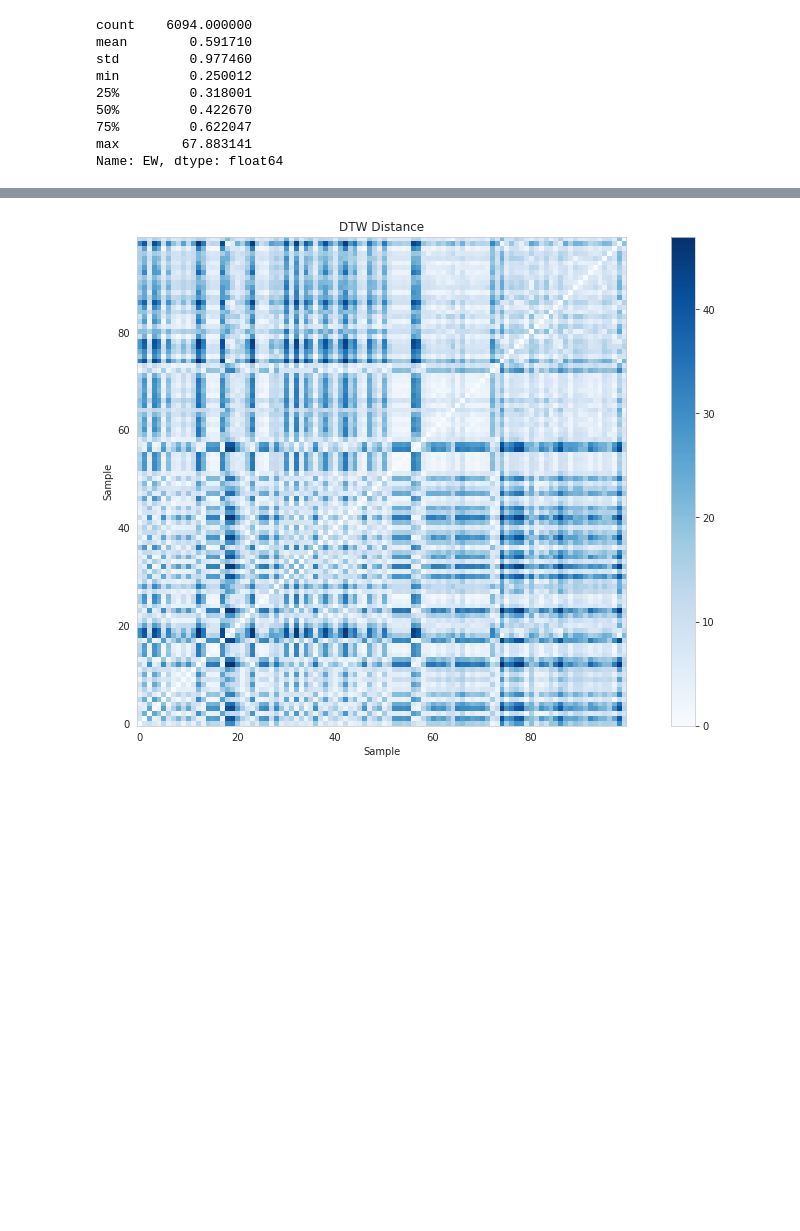
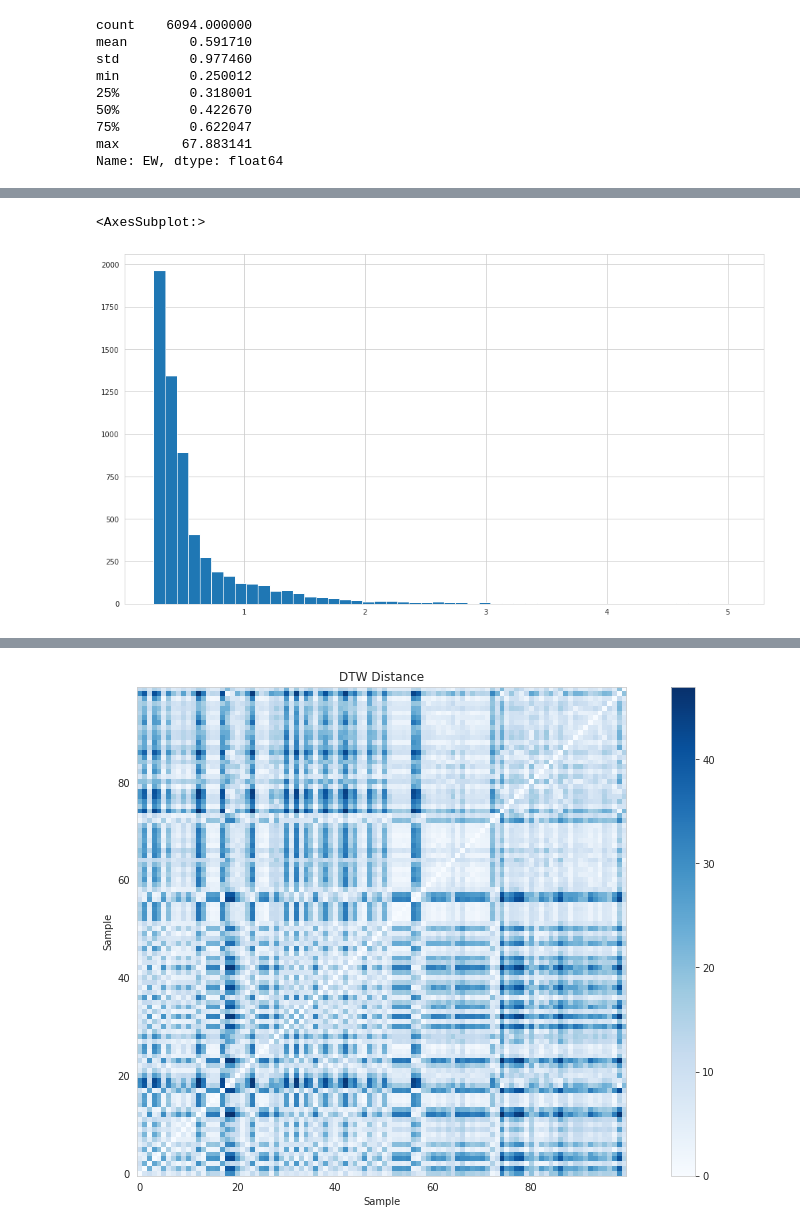
Before and after one commit to PravNJ/PCT-stars-GALAH, a Jupyter notebook: dtw-autoencoder-buder.ipynb, the cells around one changed output, grey strips where cells are left out. Saved outputs shown, nothing was run; the diff lists cells and outputs as text; code cells hidden in the pictures; blank space fills up the shorter version.

```diff
--- a/dtw-autoencoder-buder.ipynb
+++ b/dtw-autoencoder-buder.ipynb
@@ -93,0 +108,5 @@ Name: EW, dtype: float64
+# %%
+good_ids_masked["EW"].hist(bins=50)
+# %% [output]
+<AxesSubplot:>
+[figure, added]
```
Also changed, not shown: parts of 10 cells of this notebook, 2 other files.
